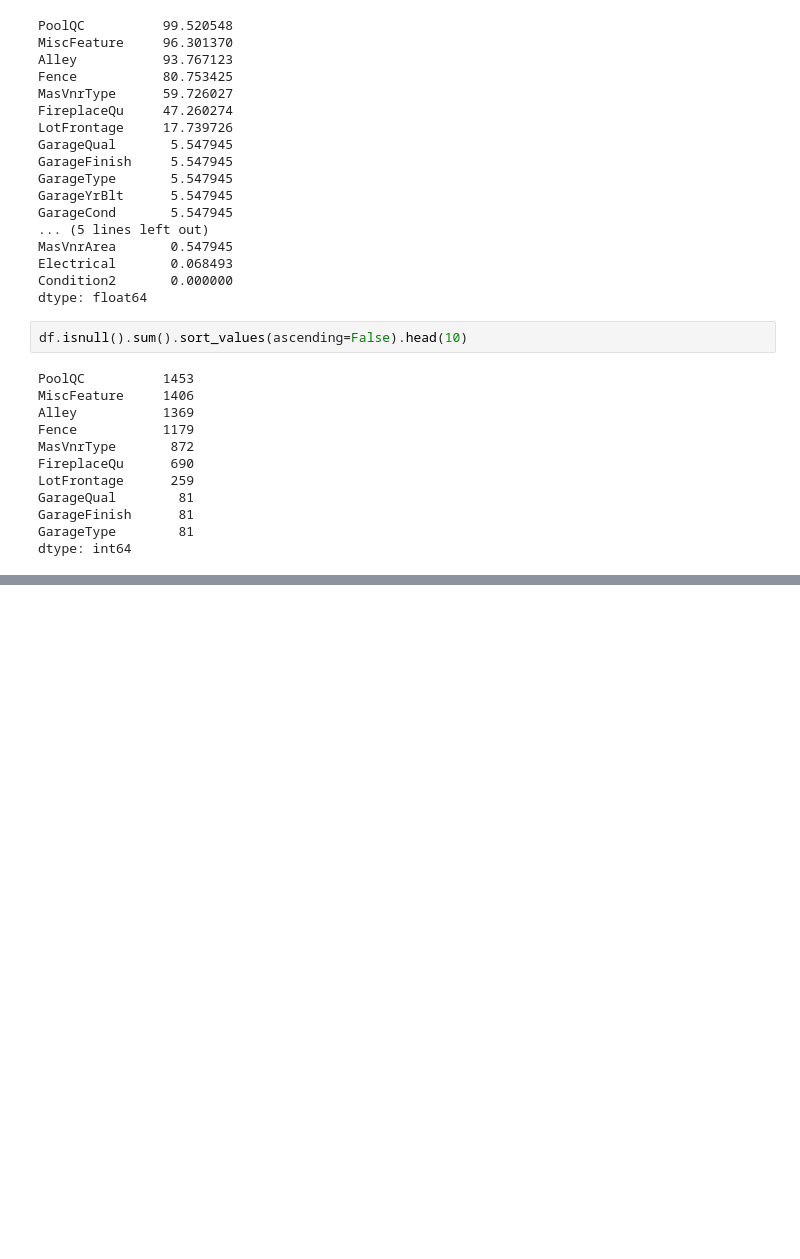
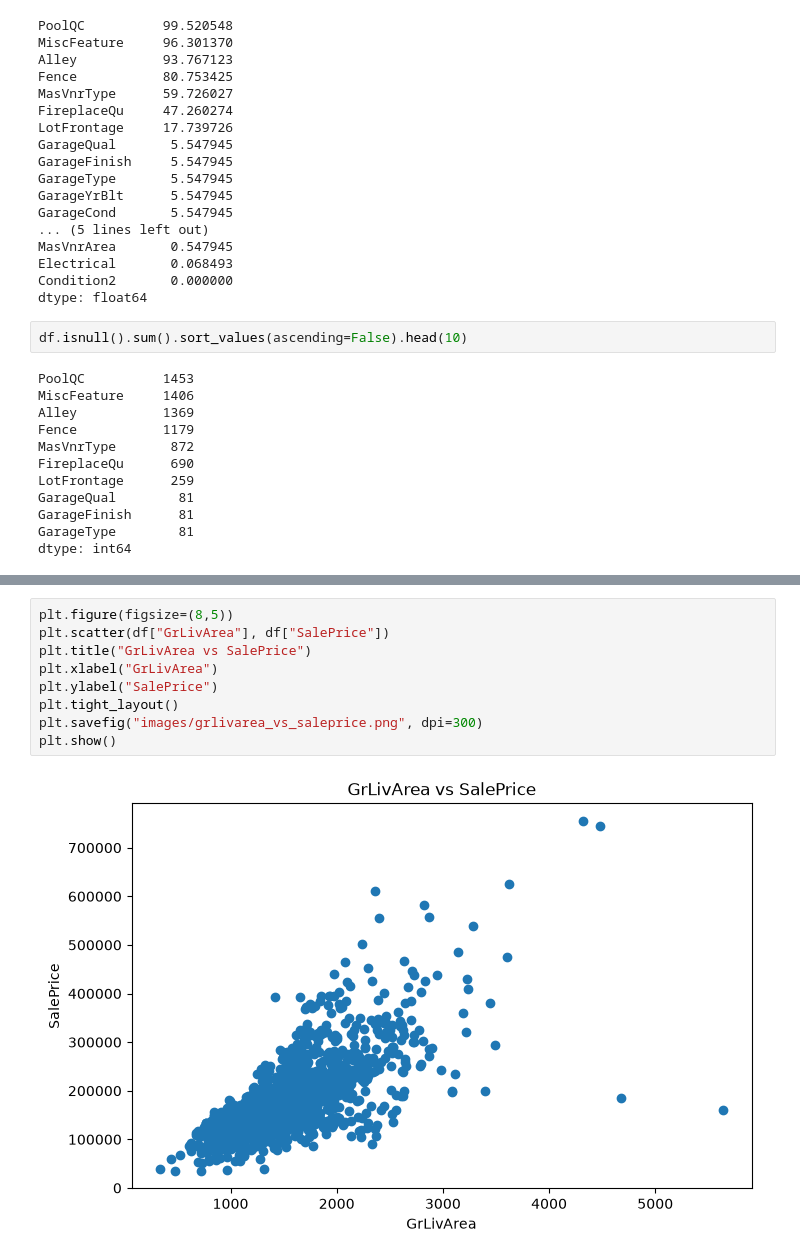
Before and after one commit to Kasias1/house-price-predictor, a Jupyter notebook: House_Price_EDA.ipynb, the cells around one changed output, grey strips where cells are left out. Drawn from its saved outputs; the diff is of its cells as text; blank space fills up the shorter version.

```diff
--- a/House_Price_EDA.ipynb
+++ b/House_Price_EDA.ipynb
@@ -135,0 +348,11 @@ KeyError: 'MasVarType'
+# %%
+plt.figure(figsize=(8,5))
+plt.scatter(df["GrLivArea"], df["SalePrice"])
+plt.title("GrLivArea vs SalePrice")
+plt.xlabel("GrLivArea")
+plt.ylabel("SalePrice")
+plt.tight_layout()
+plt.savefig("images/grlivarea_vs_saleprice.png", dpi=300)
+plt.show()
+# %% [output]
+[figure, added]
```
Also changed, not shown: parts of 29 cells of this notebook, 8 other files.
